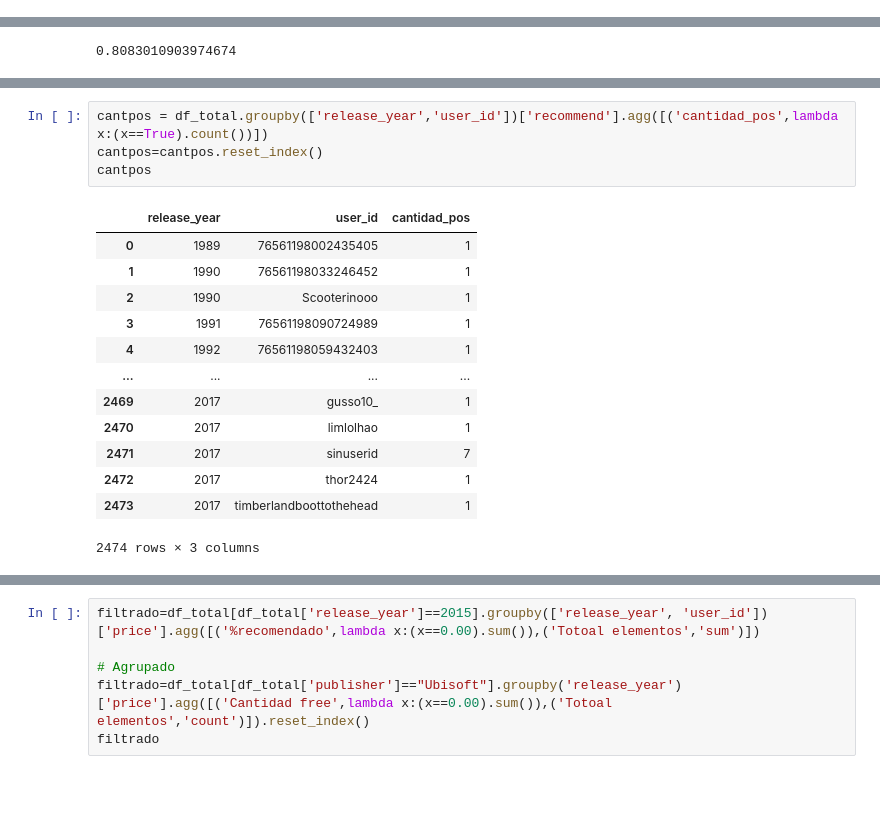
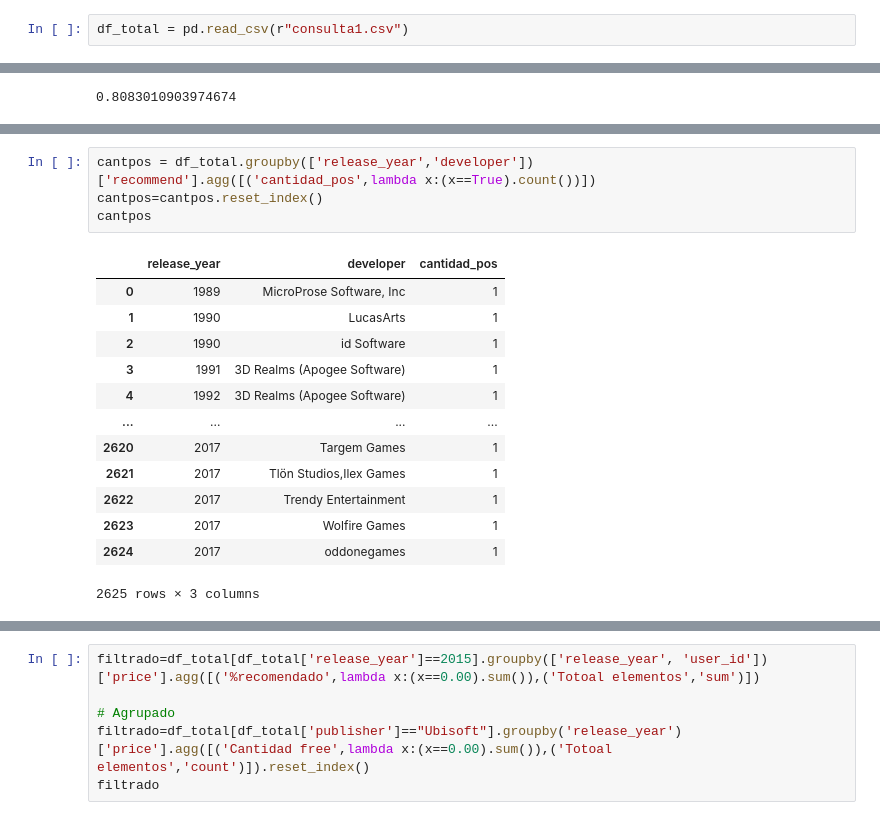
Before and after one commit to rodcordova/data_16_recomendacion, a Jupyter notebook: games_eda_etl.ipynb, the cells around one changed output, grey strips where cells are left out. Drawn from its saved outputs; the diff is of its cells as text; blank space fills up the shorter version.

Commit message:
actualizo el endpoint developer

```diff
--- a/games_eda_etl.ipynb
+++ b/games_eda_etl.ipynb
@@ -686,6 +687,8 @@ gastado
 usuarioM=
 # %% [markdown]
 # 4
+# %%
+df_total = pd.read_csv(r"consulta1.csv")
 # %% [markdown]
 valores de entrada
 # %%
@@ -721,18 +739,18 @@ porcentaje
 # %%
-cantpos = df_total.groupby(['release_year','user_id'])['recommend'].agg([('cantidad_pos',lambda x:(x==True).count())])
+cantpos = df_total.groupby(['release_year','developer'])['recommend'].agg([('cantidad_pos',lambda x:(x==True).count())])
 cantpos=cantpos.reset_index()
 cantpos
 # %% [output]
-|  | release_year | user_id | cantidad_pos |
-| 0 | 1989 | 76561198002435405 | 1 |
-| 1 | 1990 | 76561198033246452 | 1 |
-| 2 | 1990 | Scooterinooo | 1 |
-| 3 | 1991 | 76561198090724989 | 1 |
-| 4 | 1992 | 76561198059432403 | 1 |
+|  | release_year | developer | cantidad_pos |
+| 0 | 1989 | MicroProse Software, Inc | 1 |
+| 1 | 1990 | LucasArts | 1 |
+| 2 | 1990 | id Software | 1 |
+| 3 | 1991 | 3D Realms (Apogee Software) | 1 |
+| 4 | 1992 | 3D Realms (Apogee Software) | 1 |
 | ... | ... | ... | ... |
-| 2469 | 2017 | gusso10_ | 1 |
-| 2470 | 2017 | limlolhao | 1 |
-| 2471 | 2017 | sinuserid | 7 |
-| 2472 | 2017 | thor2424 | 1 |
-| 2473 | 2017 | timberlandboottothehead | 1 |
+| 2620 | 2017 | Targem Games | 1 |
+| 2621 | 2017 | Tlön Studios,Ilex Games | 1 |
+| 2622 | 2017 | Trendy Entertainment | 1 |
+| 2623 | 2017 | Wolfire Games | 1 |
+| 2624 | 2017 | oddonegames | 1 |
-2474 rows × 3 columns
+2625 rows × 3 columns
```
Also changed, not shown: parts of 18 cells of this notebook, 1 other file.
